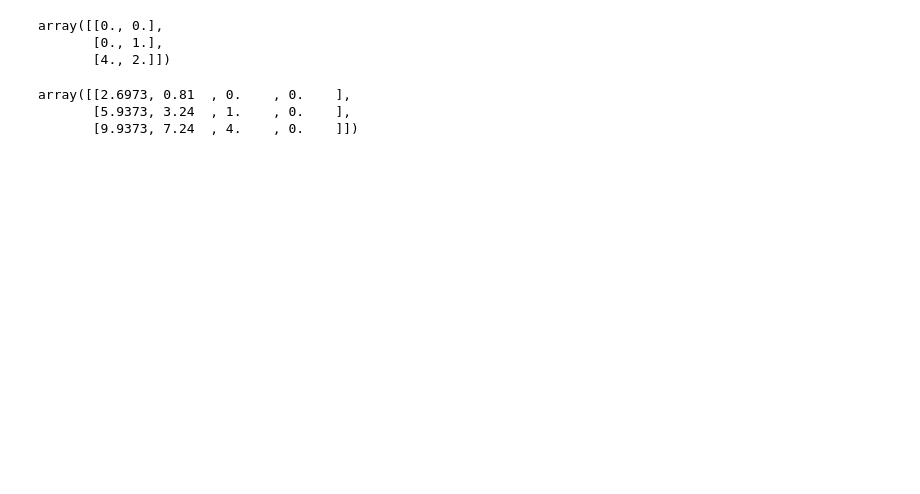
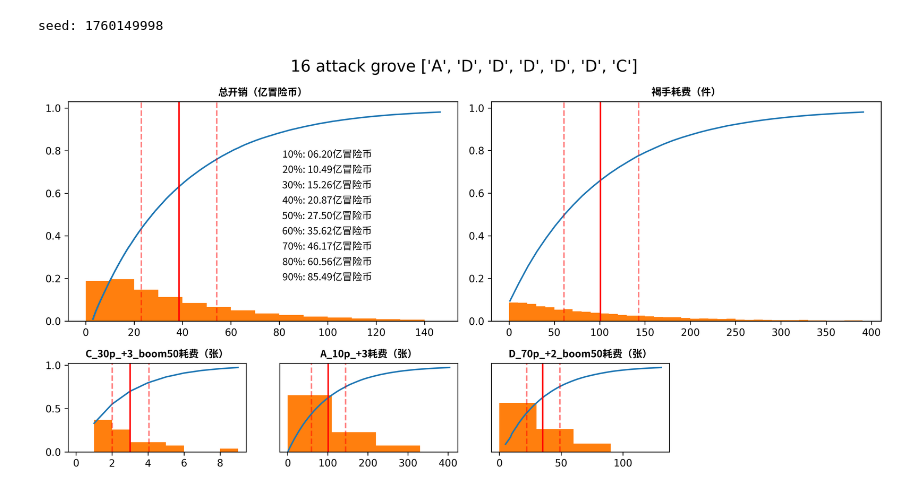
Before and after one commit to Jianshu-L/MapleStory, a Jupyter notebook: Untitled-1.ipynb, the cells around one changed output. Drawn from its saved outputs; the diff is of its cells as text; code cells hidden in the pictures; blank space fills up the shorter version.

```diff
--- a/Untitled-1.ipynb
+++ b/Untitled-1.ipynb
@@ -475,12 +25,19 @@ num_state =
-# %%
-R
-# %% [output]
-array([[0., 0.],
-       [0., 1.],
-       [4., 2.]])
-# %%
-fh.V
-# %% [output]
-array([[2.6973, 0.81  , 0.    , 0.    ],
-       [5.9373, 3.24  , 1.    , 0.    ],
-       [9.9373, 7.24  , 4.    , 0.    ]])
+# %%
+import time
+seed = int(time.time())
+print(f"seed: {seed}")
+rng = np.random.default_rng(seed)
+trials = 100000
+
+scroll_list = ["A", "D", "D", "D", "D", "D", "C"]
+strat1 = strategy_fixed_sequence(scroll_list, SCROLL_SET)
+
+target = all_success()
+proc1 = stop_if_fail(strat1, target)
+
+item_state = Item("BrownGrove", num_slots=7)
+results = monte_carlo_mix(rng, trials, item_state, proc1, properties=["atk_value"])
+max_attack = np.max(results['items_properties']['atk_value']['good'])
+print("")
+# %% [output]
+seed: 1760149998
@@ -486,0 +117,44 @@ array([[2.6973, 0.81  , 0.    , 0.    ],
+# %%
+cost_distribution = []
+
+for index in range(len(results['items_distribution'])):
+
+    cost_value = 0
+    for i in results['scrolls_distribution'].keys():
+        cost_value += GROVE_SCROLL_PRICE[NAME_TO_KEY[i]]*results['scrolls_distribution'][i][index]
+    cost_value += results['items_distribution'][index] * item_price
+
+    cost_distribution.append(cost_value)
+
+fig_title = f"16 attack grove {scroll_list}"
+fig, axs = create_figure(3, 4, 2, 3)
+fig.suptitle(fig_title, size=16)
+
+ax1 = fig.add_subplot(axs[0:2,0:2])
+ax1 = plot_results(ax1, cost_distribution, cdf_bin_size=100, pdf_bin_size=100000, show_text=True)
+set_scaled_xticks(ax1, scale=10000, fmt='.3g')
+ax1.set_title("总开销（亿冒险币）", fontproperties=font_bold)
+
+ax2 = fig.add_subplot(axs[0:2,2:4])
+ax2 = plot_results(ax2, results['items_distribution'], cdf_bin_size=10, pdf_bin_size=10)
+ax2.set_title("褐手耗费（件）", fontproperties=font_bold)
+
+mapping = {0: 1}
+inner = axs[2,:].subgridspec(1, 4)
+for i,(scroll_name,scroll_data) in enumerate(results['scrolls_distribution'].items()):
+    ax3 = fig.add_subplot(inner[i])
+    x = round(np.max(scroll_data)/10/10)*10
+    ax3 = plot_results(ax3, scroll_data, cdf_bin_size=1, pdf_bin_size=mapping.get(x,x))
+    ax3.set_title(f"{scroll_name}耗费（张）", fontproperties=font_bold)
+    if i:
+        ax3.yaxis.set_visible(False)
+
+plt.tight_layout()
+
+# ax.text(0.78, y, "红色实线是期望, 虚线是3个标准差的置信区间", font=font)
+# y -= 0.07
+
+# ax.text(0.78, y, "30%: 15.26亿冒险币: 指的是有30%的概率耗费15.26亿冒险币可以得到一个16攻的褐手", font=font)
+# y -= 0.07
+# %% [output]
+[figure, added]
```
Also changed, not shown: parts of 20 cells of this notebook, 2 other files.
